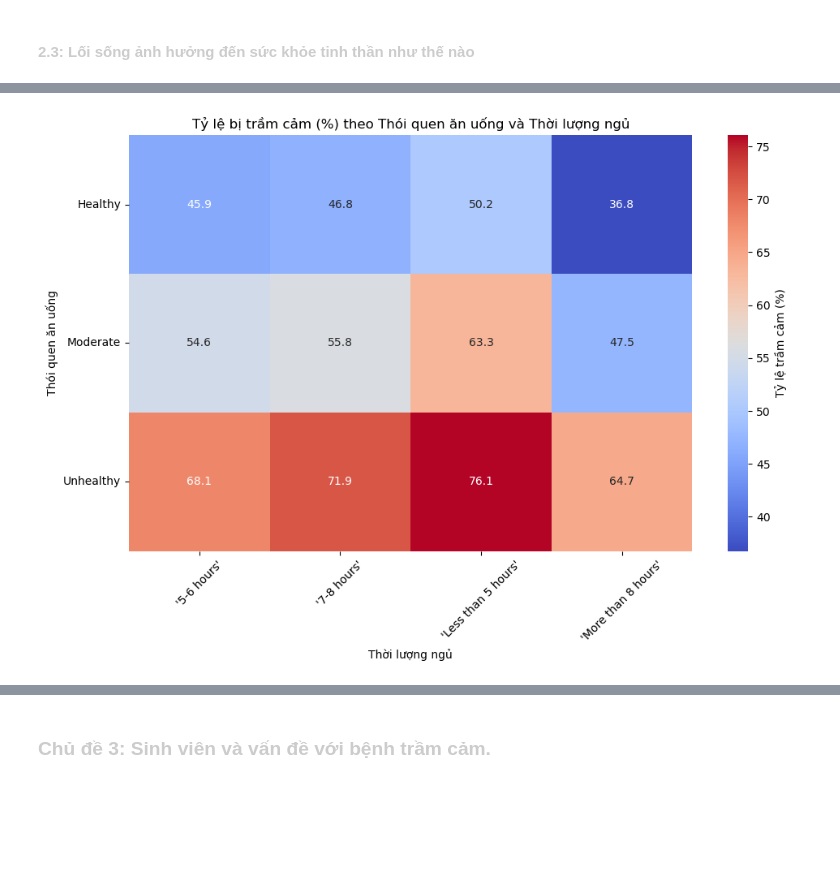
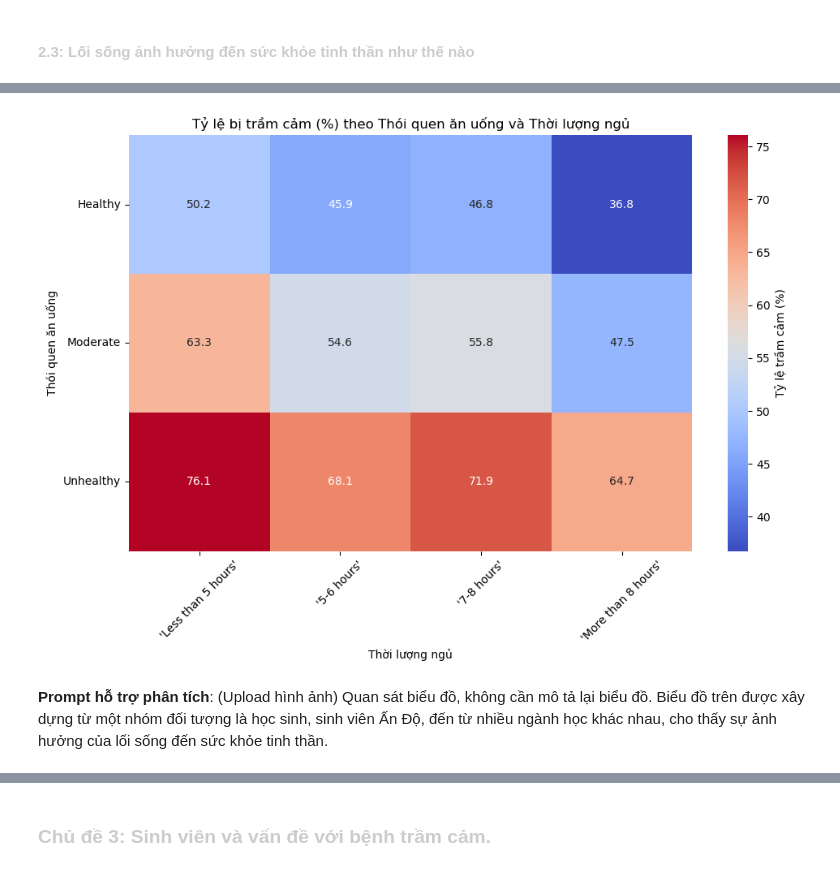
Before and after one commit to Dzivilord/Data_Insight_AI, a Jupyter notebook: src/ExploringData/Visualization_data.ipynb, the cells around one changed output, grey strips where cells are left out. Drawn from its saved outputs; the diff is of its cells as text; code cells hidden in the pictures; blank space fills up the shorter version.

```diff
--- a/src/ExploringData/Visualization_data.ipynb
+++ b/src/ExploringData/Visualization_data.ipynb
@@ -495,23 +460,31 @@ lifestyle_df['percent'] = lifestyle_df.groupby(['Dietary Habits', 'Sleep Duratio
 # %%
 # Lấy dữ liệu bị trầm cảm
 heatmap_data = lifestyle_df[lifestyle_df['Depression'] == 1].copy()
 
 # Tạo thứ tự mong muốn
 diet_order = ['Healthy', 'Moderate', 'Unhealthy']             # từ xấu -> tốt
-sleep_order = ['Less than 5 hours', '5-6 hours', '7-8 hours', 'More than 8 hours']         # giữ nguyên
+sleep_order = ["'Less than 5 hours'", "'5-6 hours'", "'7-8 hours'", "'More than 8 hours'"]         # giữ nguyên
 
 # B2: Pivot thành bảng dạng (Dietary Habits x Sleep Duration) với giá trị là percent
 heatmap_data = heatmap_data.pivot(index='Dietary Habits', columns='Sleep Duration', values='percent')
+
+# Sắp xếp lại index (hàng) theo thứ tự mong muốn
+heatmap_data = heatmap_data.reindex(diet_order)
+
+# Sắp xếp lại columns (cột) theo thứ tự mong muốn
+heatmap_data = heatmap_data[sleep_order]
 
 # B3: Vẽ heatmap
 plt.figure(figsize=(10, 7))
 sns.heatmap(heatmap_data, annot=True, fmt=".1f", cmap="coolwarm", cbar_kws={'label': 'Tỷ lệ trầm cảm (%)'})
 plt.title('Tỷ lệ bị trầm cảm (%) theo Thói quen ăn uống và Thời lượng ngủ')
 plt.xlabel('Thời lượng ngủ')
 plt.ylabel('Thói quen ăn uống')
 plt.xticks(rotation=45)
 plt.yticks(rotation=0)
 plt.tight_layout()
 plt.show()
 # %% [output]
-[figure, old version]
+[figure, new version]
+# %% [markdown]
+**Prompt hỗ trợ phân tích**: (Upload hình ảnh) Quan sát biểu đồ, không cần mô tả lại biểu đồ. Biểu đồ trên được xây dựng từ một nhóm đối tượng là học sinh, sinh viên Ấn Độ, đến từ nhiều ngành học khác nhau, cho thấy sự ảnh hưởng của lối sống đến sức khỏe tinh thần.
```
Also changed, not shown: parts of 34 cells of this notebook.
